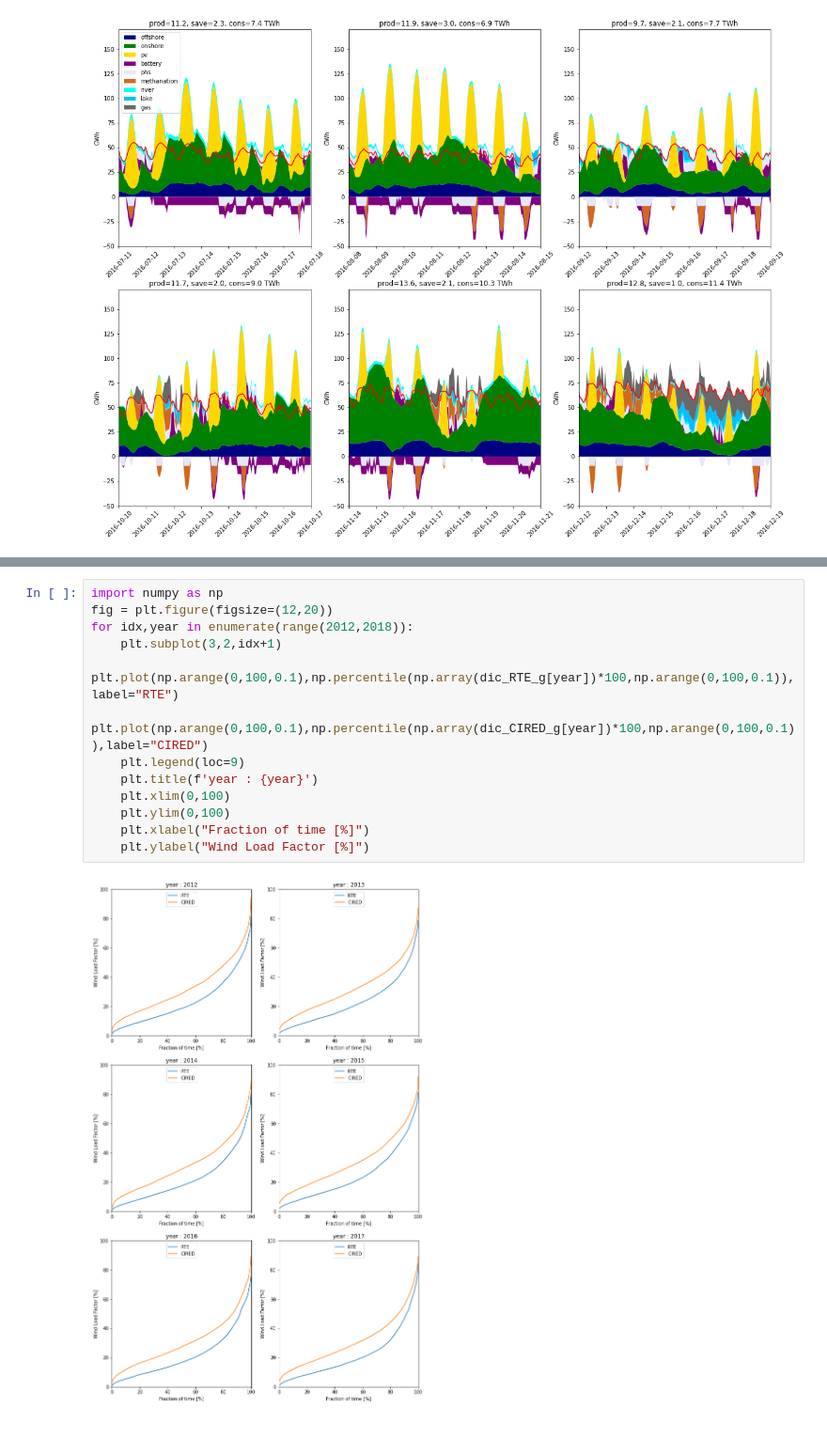
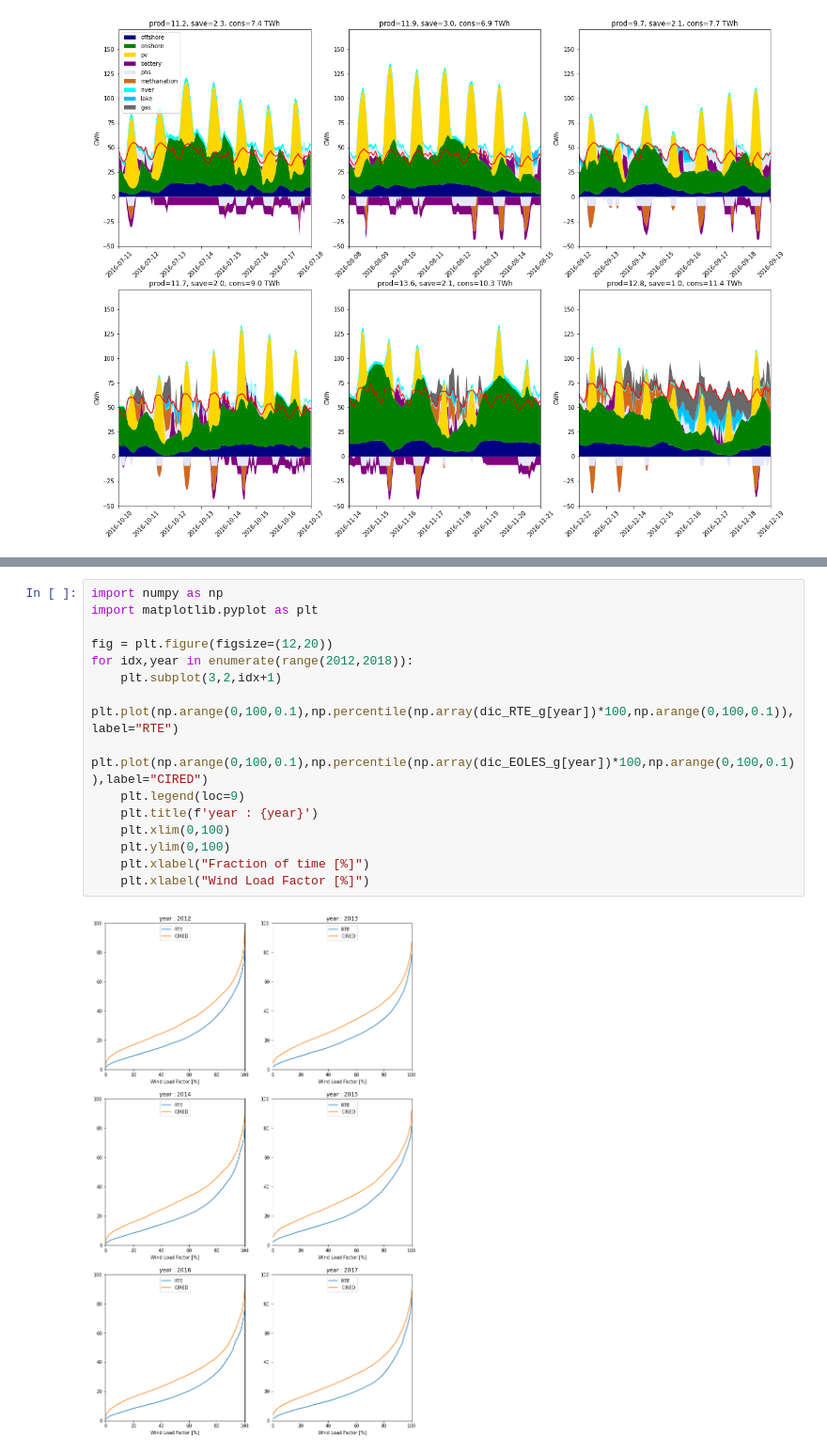
Before and after one commit to Bertin-fap/CIRED-ENS, a Jupyter notebook: CIRED-ENS.ipynb, the cells around one changed output, grey strips where cells are left out. Shown at 94% size. Drawn from its saved outputs; the diff is of its cells as text.

```diff
--- a/CIRED-ENS.ipynb
+++ b/CIRED-ENS.ipynb
@@ -347,16 +266,18 @@ Text(0, 0.5, 'CIRED - RTE Wind Load Factor')
 # %%
 import numpy as np
+import matplotlib.pyplot as plt
+
 fig = plt.figure(figsize=(12,20))
 for idx,year in enumerate(range(2012,2018)):
     plt.subplot(3,2,idx+1)
     plt.plot(np.arange(0,100,0.1),np.percentile(np.array(dic_RTE_g[year])*100,np.arange(0,100,0.1)),label="RTE")
-    plt.plot(np.arange(0,100,0.1),np.percentile(np.array(dic_CIRED_g[year])*100,np.arange(0,100,0.1)),label="CIRED")
+    plt.plot(np.arange(0,100,0.1),np.percentile(np.array(dic_EOLES_g[year])*100,np.arange(0,100,0.1)),label="CIRED")
     plt.legend(loc=9)
     plt.title(f'year : {year}')
     plt.xlim(0,100)
     plt.ylim(0,100)
     plt.xlabel("Fraction of time [%]")
-    plt.ylabel("Wind Load Factor [%]")
+    plt.xlabel("Wind Load Factor [%]")
 # %% [output]
-[figure, old version]
+[figure, new version]
 # %%
```
Also changed, not shown: parts of 8 cells of this notebook, 4 other files.
